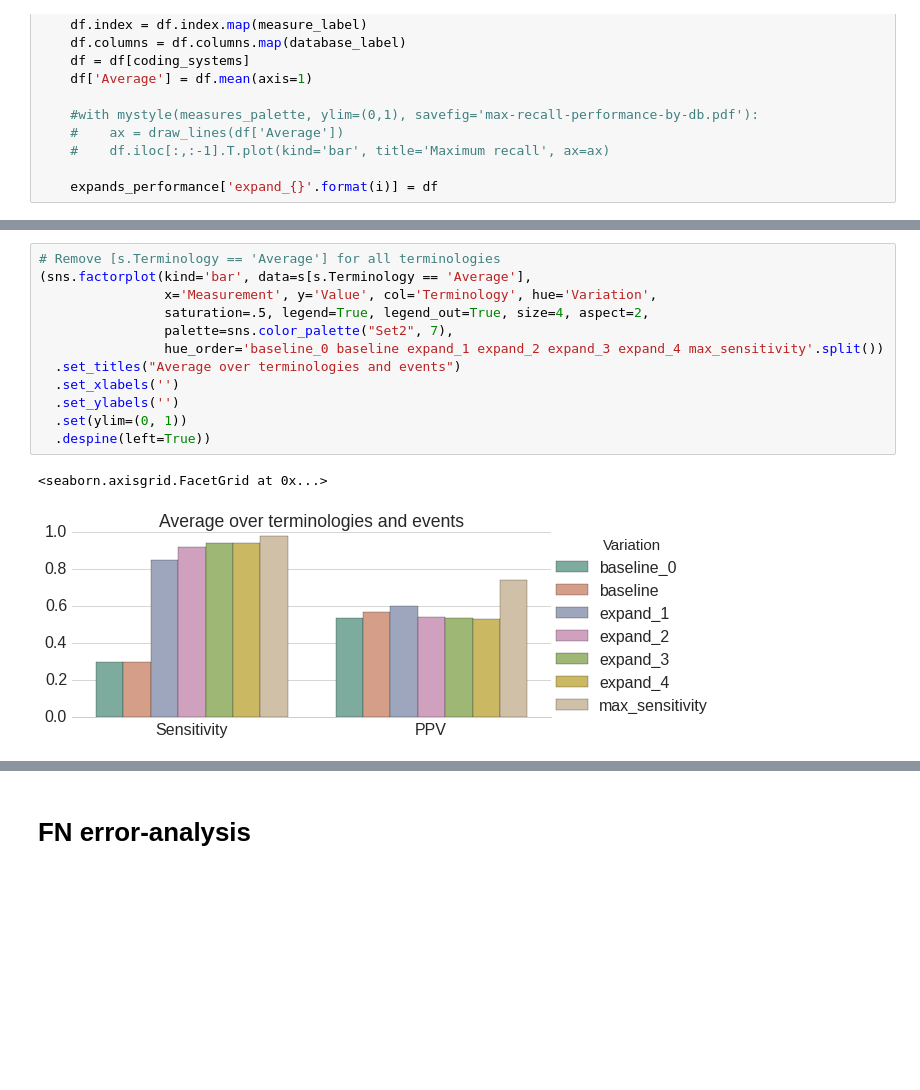
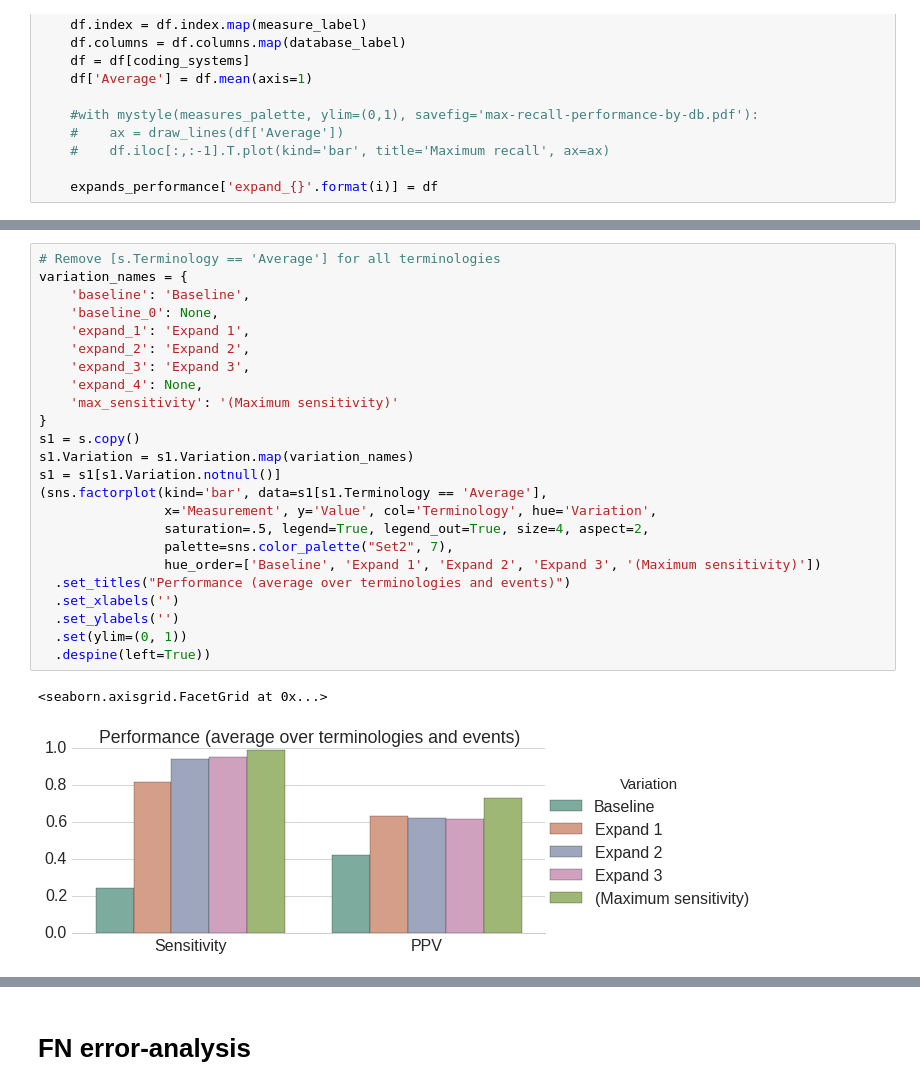
Before and after one commit to mi-erasmusmc/comap, a Jupyter notebook: evaluation/lib/CoMap evaluation.ipynb, the cells around one changed output, grey strips where cells are left out. Cells and saved outputs as stored; diff of their text form; blank space fills up the shorter version.

```diff
--- a/evaluation/lib/CoMap evaluation.ipynb
+++ b/evaluation/lib/CoMap evaluation.ipynb
@@ -646,18 +727,30 @@ s.head()
 # %%
 # Remove [s.Terminology == 'Average'] for all terminologies
-(sns.factorplot(kind='bar', data=s[s.Terminology == 'Average'],
+variation_names = {
+    'baseline': 'Baseline',
+    'baseline_0': None,
+    'expand_1': 'Expand 1',
+    'expand_2': 'Expand 2',
+    'expand_3': 'Expand 3',
+    'expand_4': None,
+    'max_sensitivity': '(Maximum sensitivity)'
+}
+s1 = s.copy()
+s1.Variation = s1.Variation.map(variation_names)
+s1 = s1[s1.Variation.notnull()]
+(sns.factorplot(kind='bar', data=s1[s1.Terminology == 'Average'],
                 x='Measurement', y='Value', col='Terminology', hue='Variation',
                 saturation=.5, legend=True, legend_out=True, size=4, aspect=2,
                 palette=sns.color_palette("Set2", 7),
-                hue_order='baseline_0 baseline expand_1 expand_2 expand_3 expand_4 max_sensitivity'.split())
-  .set_titles("Average over terminologies and events")
+                hue_order=['Baseline', 'Expand 1', 'Expand 2', 'Expand 3', '(Maximum sensitivity)'])
+  .set_titles("Performance (average over terminologies and events)")
   .set_xlabels('')
   .set_ylabels('')
   .set(ylim=(0, 1))
   .despine(left=True))
 # %% [output]
 <seaborn.axisgrid.FacetGrid at 0x...>
-[figure, old version]
+[figure, new version]
 # %%
 compare_variations = OrderedDict([
     ('baseline', 'Baseline'),
```
Also changed, not shown: parts of 33 cells of this notebook, 1 other file.
